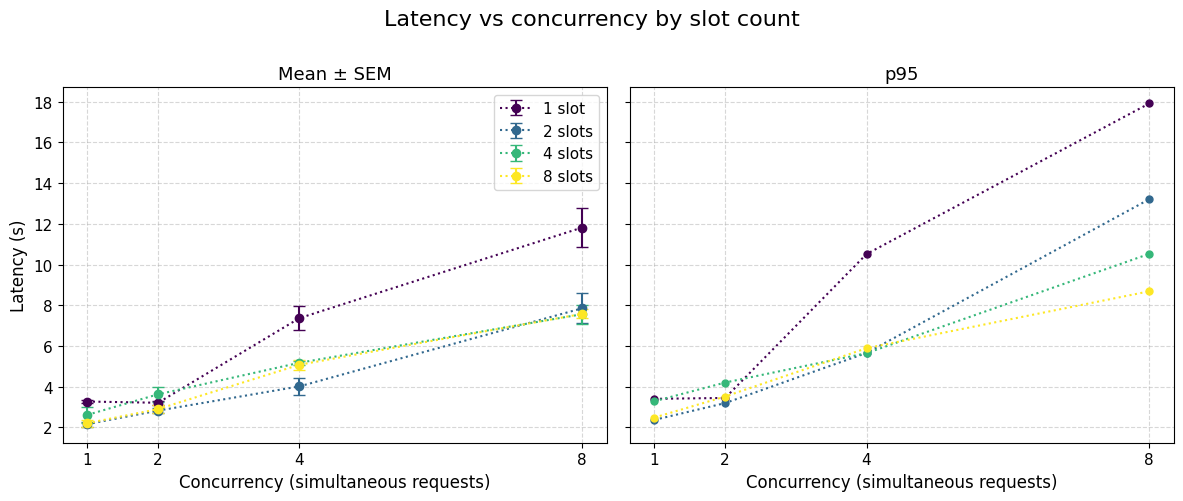
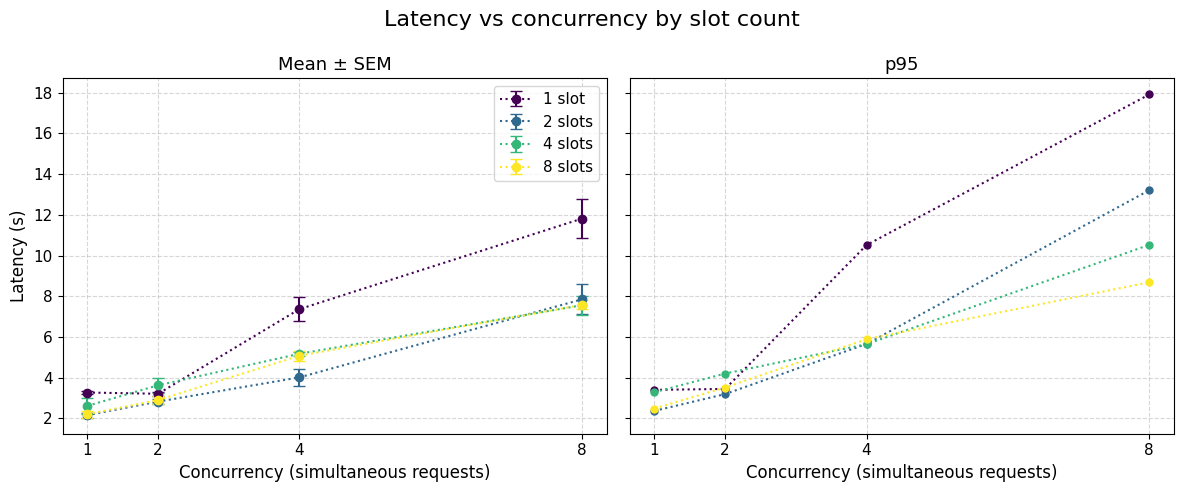
The notebook cell's code change between the first figure and the second:
--- before
+++ after
@@ -6,5 +6,5 @@
 all_concurrencies = sorted(data['concurrency'].unique())
 
-fig1, (ax_mean, ax_p95) = plt.subplots(1, 2, figsize=(12, 5), sharey=True)
+fig1, (ax_mean, ax_p95) = plt.subplots(1, 2, figsize=(9, 4), sharey=True)
 
 for i, n_slots in enumerate(slot_counts):

Commit: Scaled plot